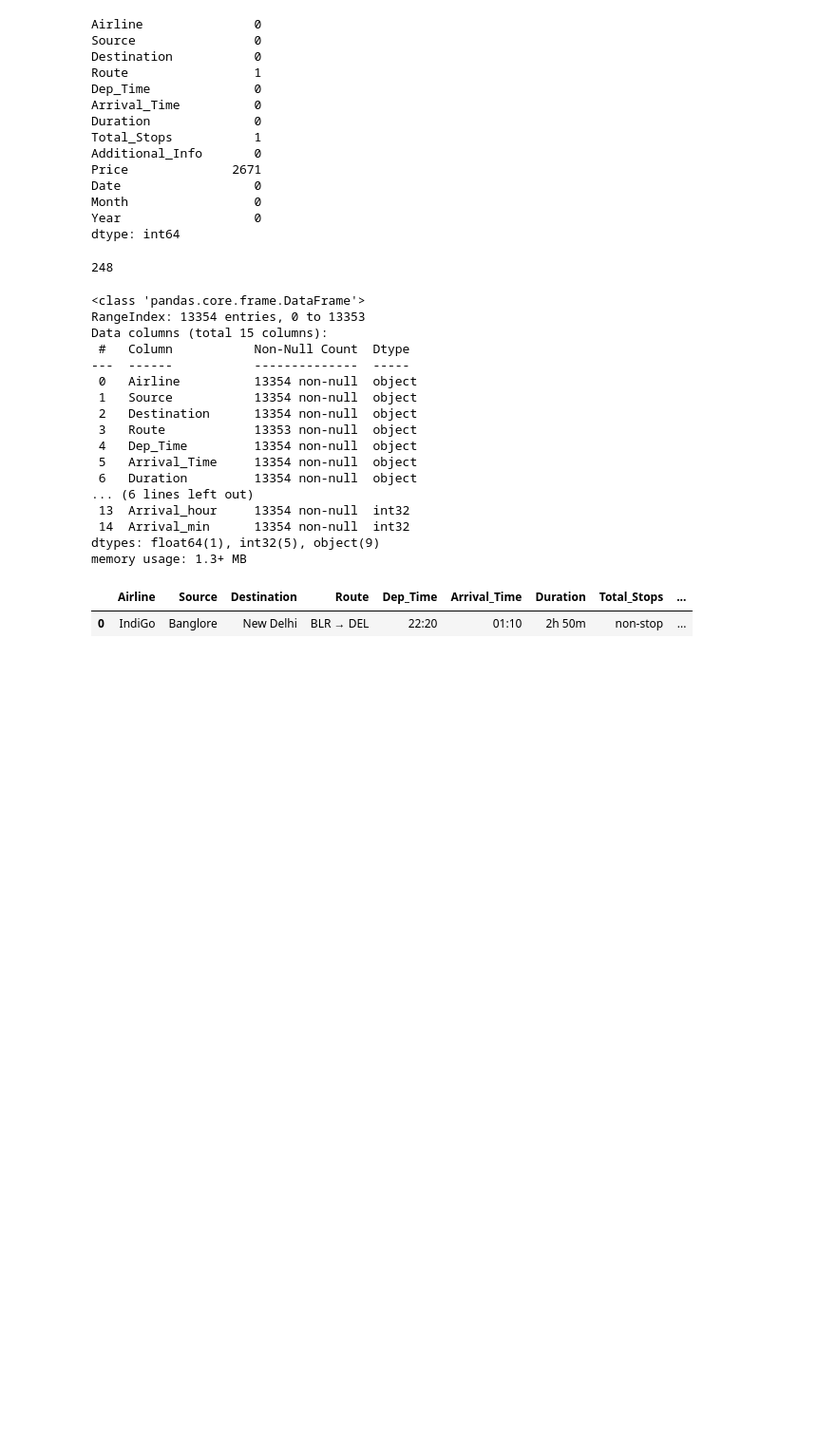
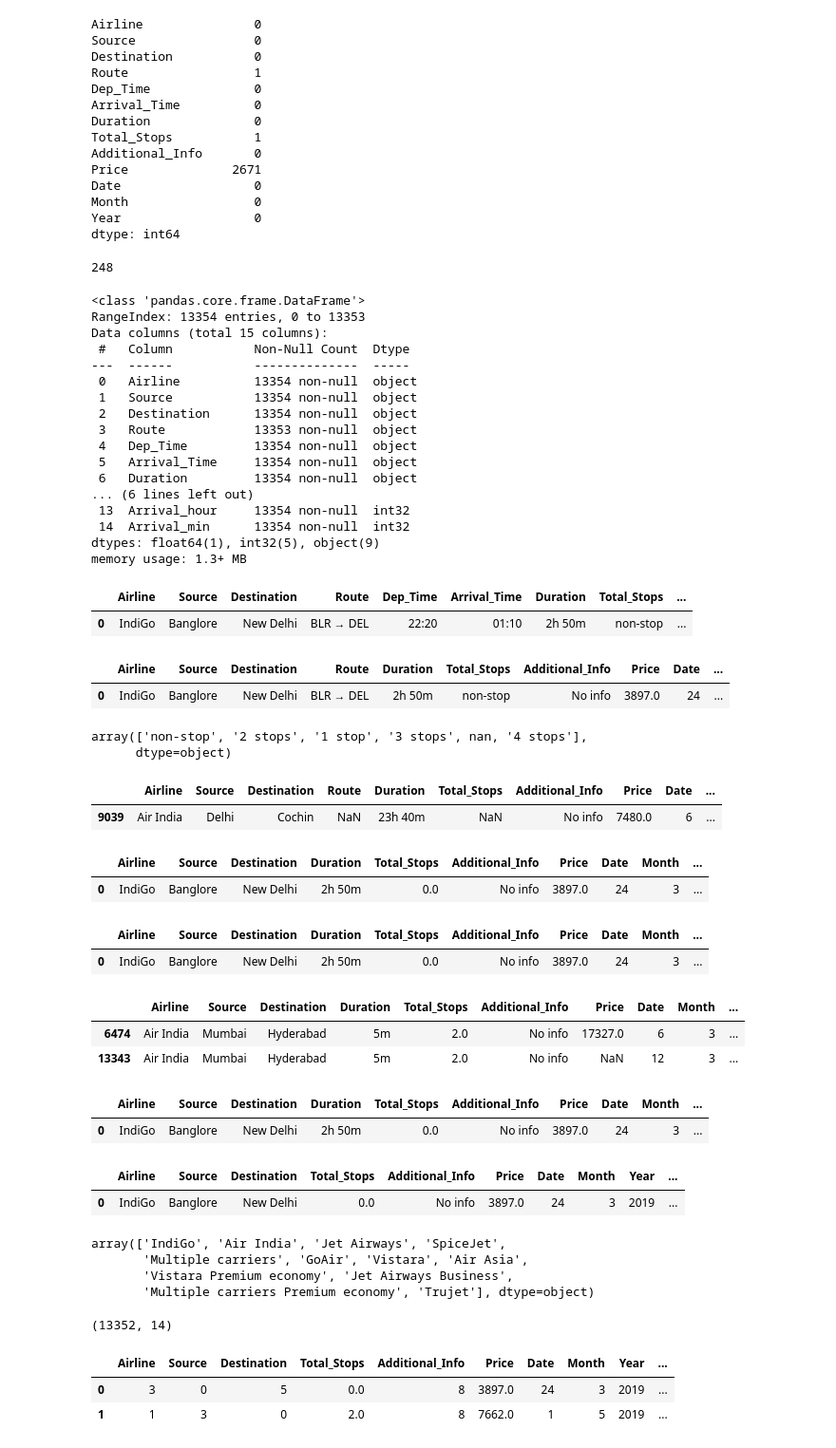
Before and after one commit to Bhavik2209/EDA, a Jupyter notebook: EDA_projects/flight-prediction/flight.ipynb, the cells around one changed output. Shown at 95% size. Cells and saved outputs as stored; diff of their text form; code cells hidden in the pictures; blank space fills up the shorter version.

```diff
--- a/EDA_projects/flight-prediction/flight.ipynb
+++ b/EDA_projects/flight-prediction/flight.ipynb
@@ -154,0 +160,40 @@ final_df.drop('Arrival_Time',axis=1,inplace=True)
+# %%
+final_df.head(1)
+# %% [output]
+|  | Airline | Source | Destination | Route | Duration | Total_Stops | Additional_Info | Price | Date | ... |
+| 0 | IndiGo | Banglore | New Delhi | BLR → DEL | 2h 50m | non-stop | No info | 3897.0 | 24 | ... |
+# %%
+final_df['Dep_hour'] = final_df['Dep_hour'].astype(int)
+final_df['Dep_min'] = final_df['Dep_min'].astype(int)
+# %%
+final_df['Total_Stops'].unique()
+# %% [output]
+array(['non-stop', '2 stops', '1 stop', '3 stops', nan, '4 stops'],
+      dtype=object)
+# %%
+final_df['Total_Stops'] = final_df['Total_Stops'].map({'non-stop':0,'1 stop':1,'2 stops':2,'3 stops':3,'4 stops':4,'nan':1})
+# %%
+final_df[final_df['Total_Stops'].isnull()]
+# %% [output]
+|  | Airline | Source | Destination | Route | Duration | Total_Stops | Additional_Info | Price | Date | ... |
+| 9039 | Air India | Delhi | Cochin | NaN | 23h 40m | NaN | No info | 7480.0 | 6 | ... |
+# %%
+final_df.drop('Route',axis=1,inplace=True)
+# %%
+final_df.head(1)
+# %% [output]
+|  | Airline | Source | Destination | Duration | Total_Stops | Additional_Info | Price | Date | Month | ... |
+| 0 | IndiGo | Banglore | New Delhi | 2h 50m | 0.0 | No info | 3897.0 | 24 | 3 | ... |
+# %%
+final_df['Duration_hour']=final_df['Duration'].str.split(' ').str[0].str.split('h').str[0]
+# %%
+final_df.head(1)
+# %% [output]
+|  | Airline | Source | Destination | Duration | Total_Stops | Additional_Info | Price | Date | Month | ... |
+| 0 | IndiGo | Banglore | New Delhi | 2h 50m | 0.0 | No info | 3897.0 | 24 | 3 | ... |
+# %%
+final_df[final_df['Duration_hour']=='5m']
+# %% [output]
+|  | Airline | Source | Destination | Duration | Total_Stops | Additional_Info | Price | Date | Month | ... |
+| 6474 | Air India | Mumbai | Hyderabad | 5m | 2.0 | No info | 17327.0 | 6 | 3 | ... |
+| 13343 | Air India | Mumbai | Hyderabad | 5m | 2.0 | No info | NaN | 12 | 3 | ... |
@@ -154,0 +209,5 @@ final_df.drop('Arrival_Time',axis=1,inplace=True)
+# %%
+final_df.head(1)
+# %% [output]
+|  | Airline | Source | Destination | Duration | Total_Stops | Additional_Info | Price | Date | Month | ... |
+| 0 | IndiGo | Banglore | New Delhi | 2h 50m | 0.0 | No info | 3897.0 | 24 | 3 | ... |
@@ -154,0 +216,12 @@ final_df.drop('Arrival_Time',axis=1,inplace=True)
+# %%
+final_df.head(1)
+# %% [output]
+|  | Airline | Source | Destination | Total_Stops | Additional_Info | Price | Date | Month | Year | ... |
+| 0 | IndiGo | Banglore | New Delhi | 0.0 | No info | 3897.0 | 24 | 3 | 2019 | ... |
+# %%
+final_df['Airline'].unique()
+# %% [output]
+array(['IndiGo', 'Air India', 'Jet Airways', 'SpiceJet',
+       'Multiple carriers', 'GoAir', 'Vistara', 'Air Asia',
+       'Vistara Premium economy', 'Jet Airways Business',
+       'Multiple carriers Premium economy', 'Trujet'], dtype=object)
@@ -154,0 +236,10 @@ final_df.drop('Arrival_Time',axis=1,inplace=True)
+# %%
+final_df.shape
+# %% [output]
+(13352, 14)
+# %%
+final_df.head(2)
+# %% [output]
+|  | Airline | Source | Destination | Total_Stops | Additional_Info | Price | Date | Month | Year | ... |
+| 0 | 3 | 0 | 5 | 0.0 | 8 | 3897.0 | 24 | 3 | 2019 | ... |
+| 1 | 1 | 3 | 0 | 2.0 | 8 | 7662.0 | 1 | 5 | 2019 | ... |
```
Also changed, not shown: parts of 9 cells of this notebook.
